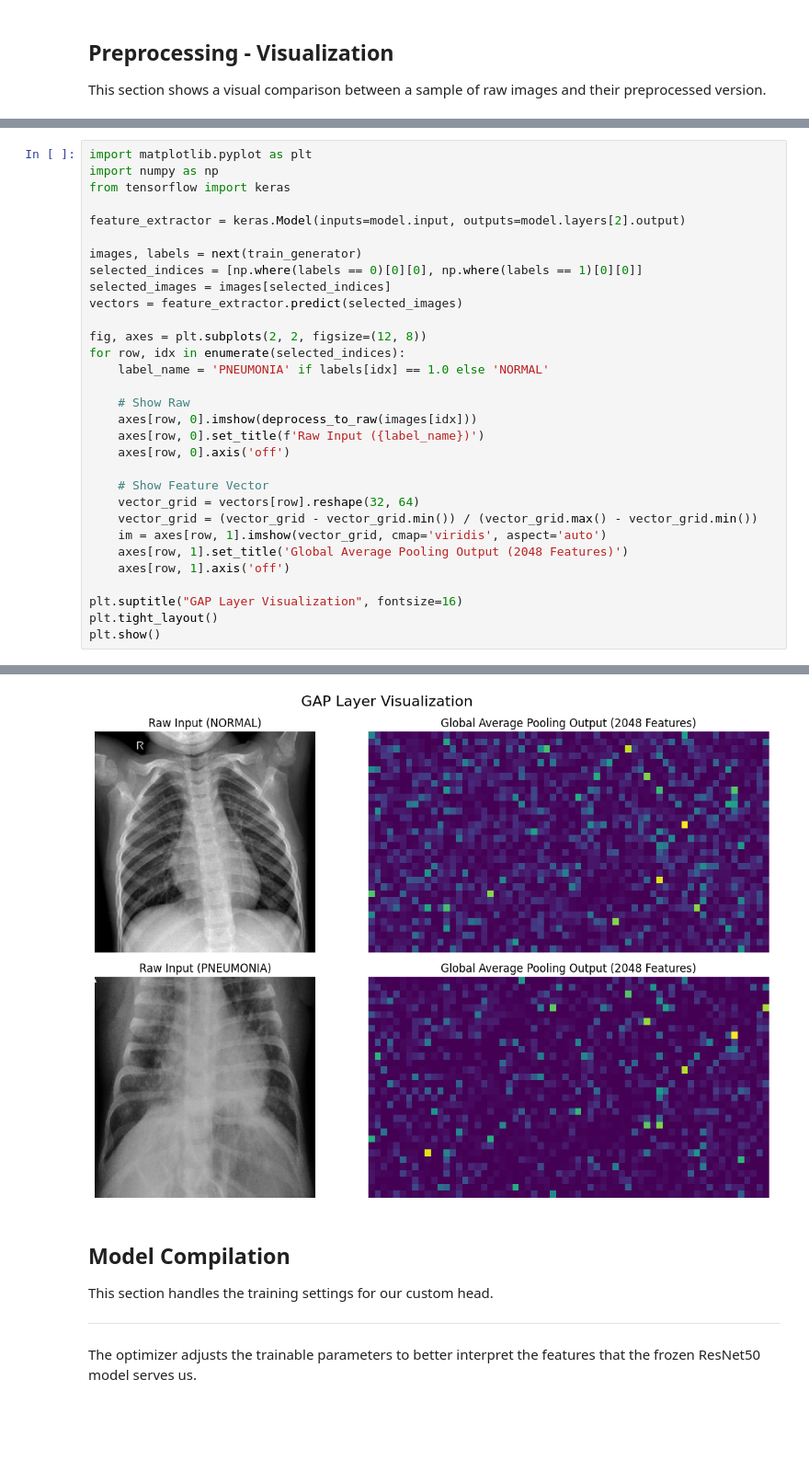
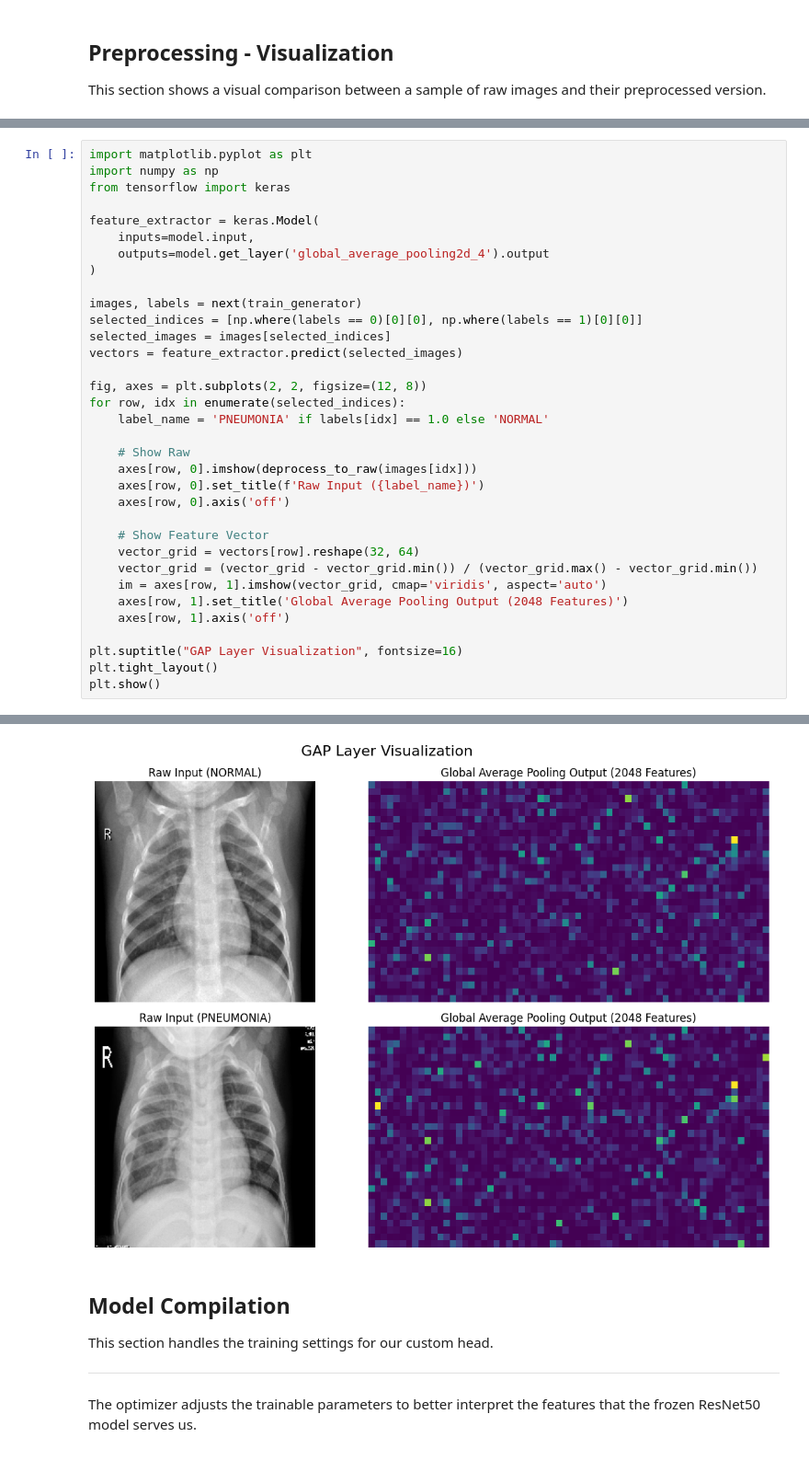
Before and after one commit to arbutler2003/Pneuomonia-Detection-CNN, a Jupyter notebook: chest_xray_pneumonia_detection.ipynb, the cells around one changed output, grey strips where cells are left out. Shown at 92% size. Cells and saved outputs as stored; diff of their text form; blank space fills up the shorter version.

```diff
--- a/chest_xray_pneumonia_detection.ipynb
+++ b/chest_xray_pneumonia_detection.ipynb
@@ -320,35 +313,38 @@ import matplotlib.pyplot as plt
 import numpy as np
 from tensorflow import keras
 
-feature_extractor = keras.Model(inputs=model.input, outputs=model.layers[2].output)
+feature_extractor = keras.Model(
+    inputs=model.input,
+    outputs=model.get_layer('global_average_pooling2d_4').output
+)
 
 images, labels = next(train_generator)
 selected_indices = [np.where(labels == 0)[0][0], np.where(labels == 1)[0][0]]
 selected_images = images[selected_indices]
 vectors = feature_extractor.predict(selected_images)
 
 fig, axes = plt.subplots(2, 2, figsize=(12, 8))
 for row, idx in enumerate(selected_indices):
     label_name = 'PNEUMONIA' if labels[idx] == 1.0 else 'NORMAL'
 
     # Show Raw
     axes[row, 0].imshow(deprocess_to_raw(images[idx]))
     axes[row, 0].set_title(f'Raw Input ({label_name})')
     axes[row, 0].axis('off')
 
     # Show Feature Vector
     vector_grid = vectors[row].reshape(32, 64)
     vector_grid = (vector_grid - vector_grid.min()) / (vector_grid.max() - vector_grid.min())
     im = axes[row, 1].imshow(vector_grid, cmap='viridis', aspect='auto')
     axes[row, 1].set_title('Global Average Pooling Output (2048 Features)')
     axes[row, 1].axis('off')
 
 plt.suptitle("GAP Layer Visualization", fontsize=16)
 plt.tight_layout()
 plt.show()
 # %% [output]
 1/1 ━━━━━━━━━━━━━━━━━━━━ 4s 4s/step
-[figure, old version]
+[figure, new version]
 # %% [markdown]
 ## **Model Compilation**
 This section handles the training settings for our custom head.
```
Also changed, not shown: parts of 25 cells of this notebook.
